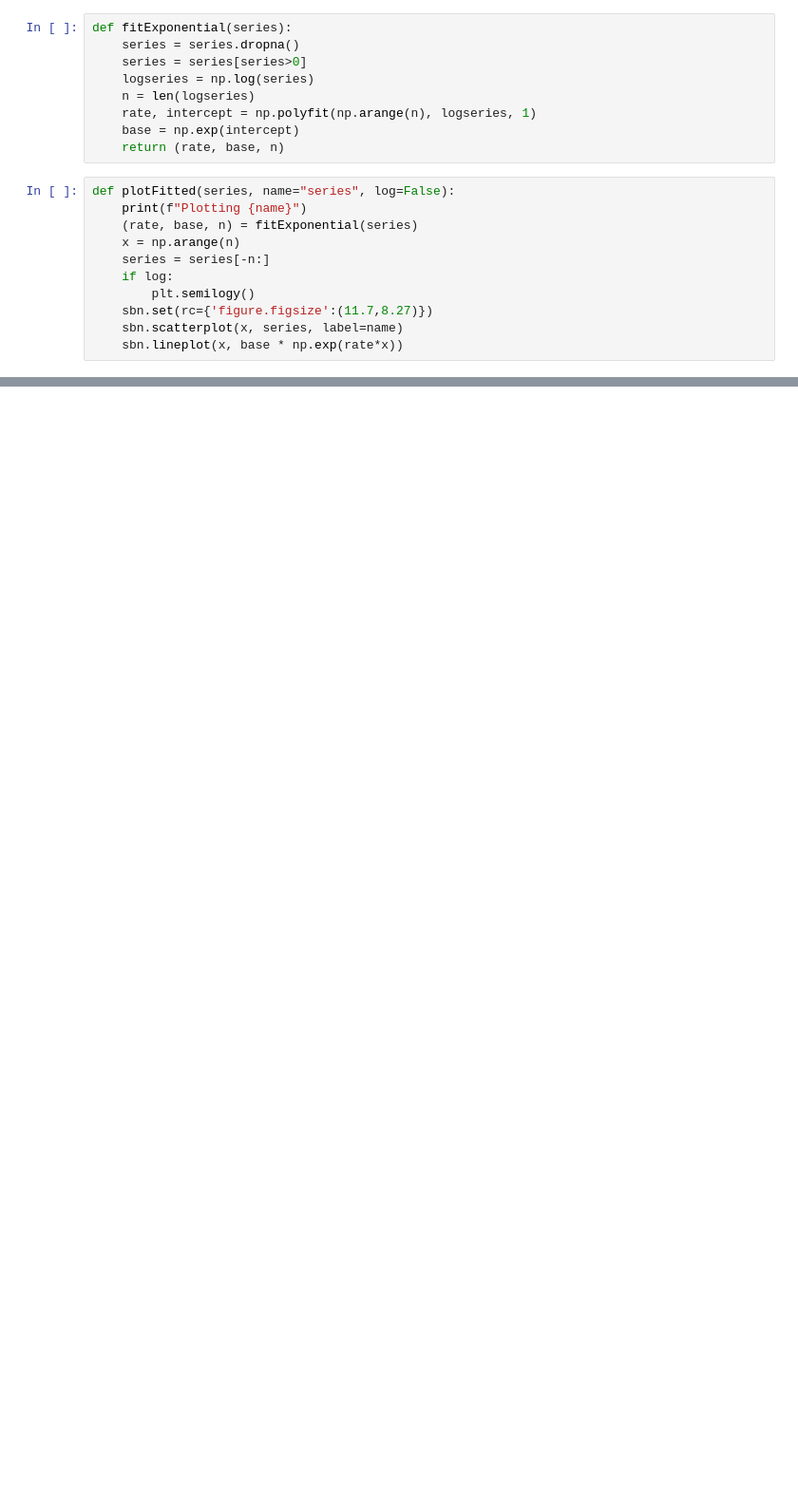
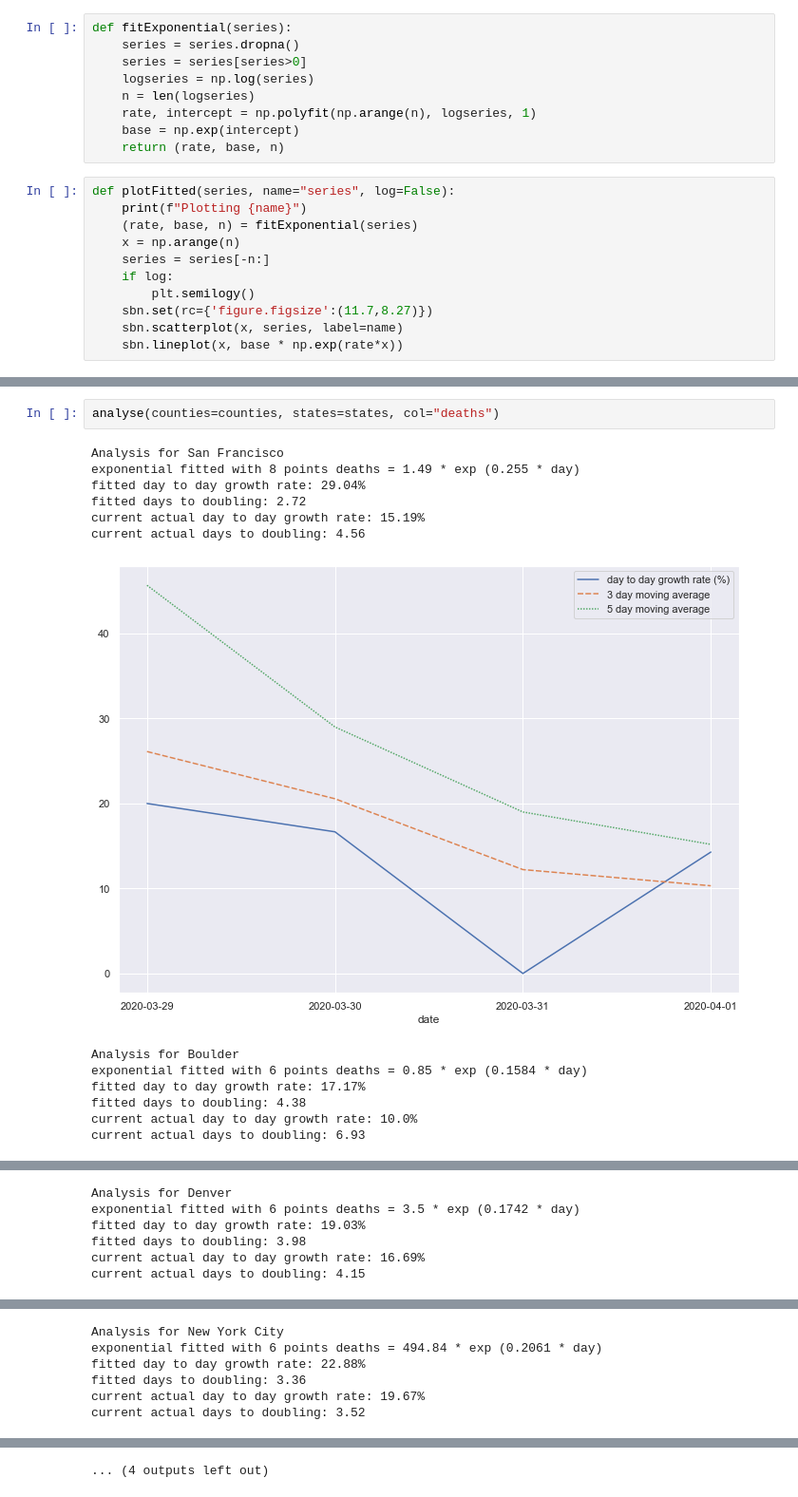
Before and after one commit to freefrancisco/covidanalysis, a Jupyter notebook: CovidAnalysis.ipynb, the cells around one changed output, grey strips where cells are left out. Shown at 95% size. Cells and saved outputs as stored; diff of their text form; blank space fills up the shorter version.

```diff
--- a/CovidAnalysis.ipynb
+++ b/CovidAnalysis.ipynb
@@ -128,0 +160,16 @@ days to doubling: 3.32
+# %%
+analyse(counties=counties, states=states, col="deaths")
+# %% [output]
+Analysis for San Francisco
+exponential fitted with 8 points deaths = 1.49 * exp (0.255 * day)
+fitted day to day growth rate: 29.04%
+fitted days to doubling: 2.72
+current actual day to day growth rate: 15.19%
+current actual days to doubling: 4.56
+[figure, added]
+Analysis for Boulder
+exponential fitted with 6 points deaths = 0.85 * exp (0.1584 * day)
+fitted day to day growth rate: 17.17%
+fitted days to doubling: 4.38
+current actual day to day growth rate: 10.0%
+current actual days to doubling: 6.93
@@ -128,0 +177,6 @@ days to doubling: 3.32
+Analysis for Denver
+exponential fitted with 6 points deaths = 3.5 * exp (0.1742 * day)
+fitted day to day growth rate: 19.03%
+fitted days to doubling: 3.98
+current actual day to day growth rate: 16.69%
+current actual days to doubling: 4.15
@@ -128,0 +184,6 @@ days to doubling: 3.32
+Analysis for New York City
+exponential fitted with 6 points deaths = 494.84 * exp (0.2061 * day)
+fitted day to day growth rate: 22.88%
+fitted days to doubling: 3.36
+current actual day to day growth rate: 19.67%
+current actual days to doubling: 3.52
@@ -128,0 +205 @@ days to doubling: 3.32
+... (4 outputs left out)
```
Also changed, not shown: parts of 11 cells of this notebook, 1 other file.
